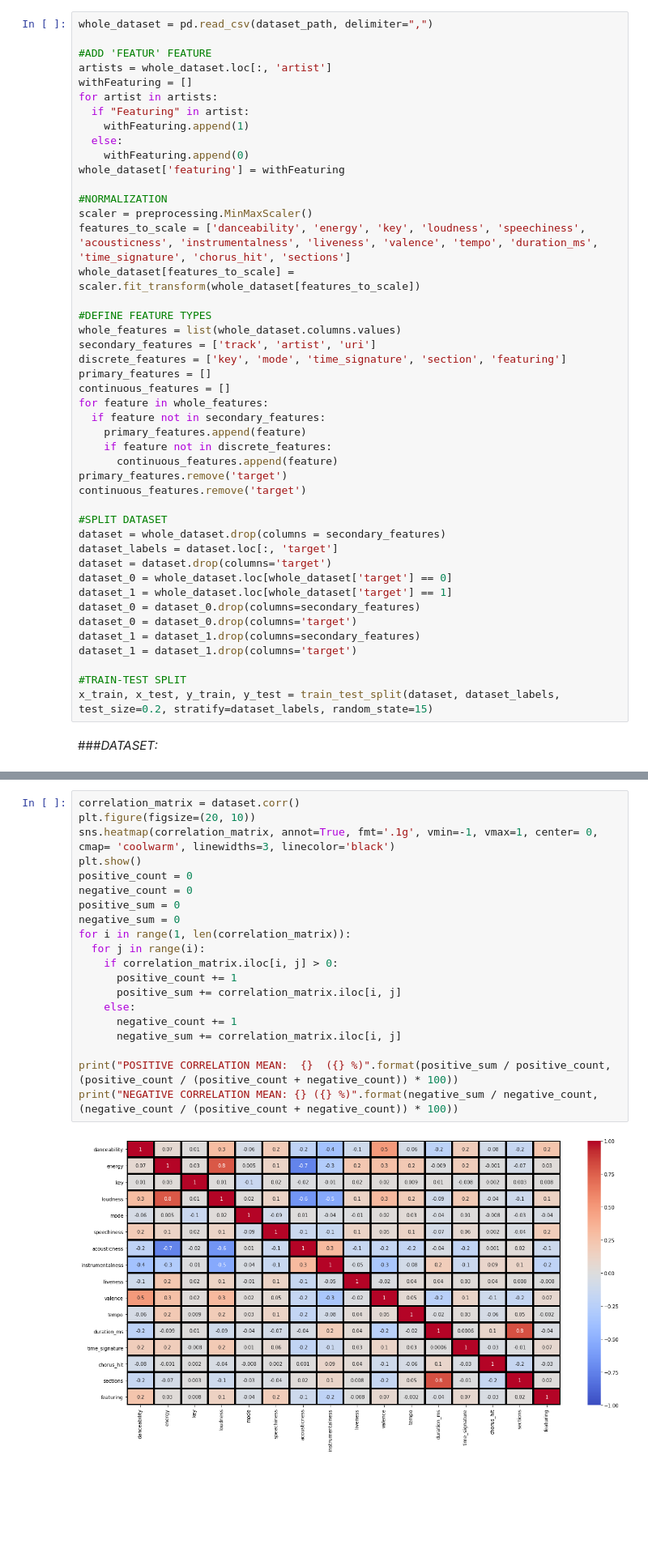
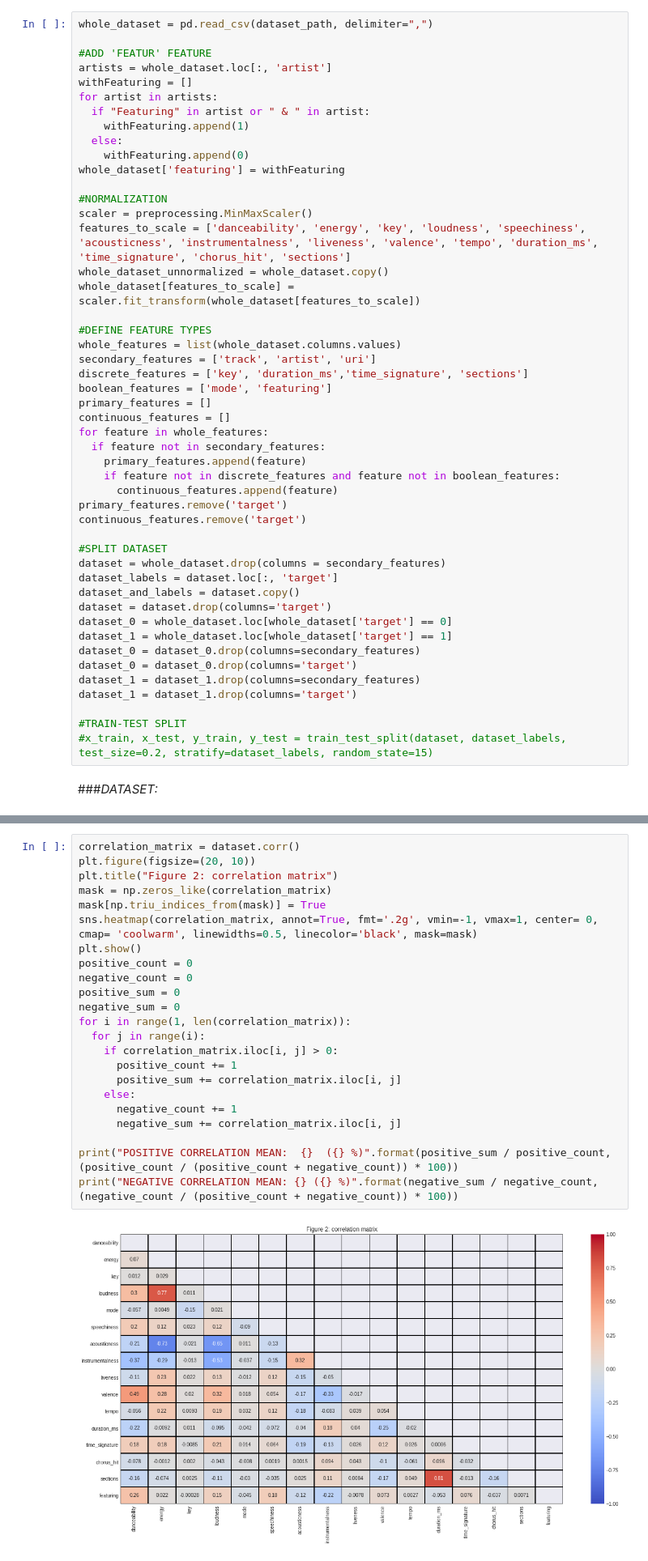
Before and after one commit to MatteoStoisa/DataSpaces_project, a Jupyter notebook: projectDataSpacesMatteoStoisa_the_spotify_hit_predictor_dataset_dataset_of_10s.ipynb, the cells around one changed output, grey strips where cells are left out. Shown at 81% size. Drawn from its saved outputs; the diff is of its cells as text; blank space fills up the shorter version.

```diff
--- a/projectDataSpacesMatteoStoisa_the_spotify_hit_predictor_dataset_dataset_of_10s.ipynb
+++ b/projectDataSpacesMatteoStoisa_the_spotify_hit_predictor_dataset_dataset_of_10s.ipynb
@@ -36,7 +39,7 @@ whole_dataset = pd.read_csv(dataset_path, delimiter=",")
 artists = whole_dataset.loc[:, 'artist']
 withFeaturing = []
 for artist in artists:
-  if "Featuring" in artist:
+  if "Featuring" in artist or " & " in artist:
     withFeaturing.append(1)
   else:
     withFeaturing.append(0)
@@ -45,18 +48,20 @@ whole_dataset['featuring'] = withFeaturing
 #NORMALIZATION
 scaler = preprocessing.MinMaxScaler()
 features_to_scale = ['danceability', 'energy', 'key', 'loudness', 'speechiness', 'acousticness', 'instrumentalness', 'liveness', 'valence', 'tempo', 'duration_ms', 'time_signature', 'chorus_hit', 'sections']
+whole_dataset_unnormalized = whole_dataset.copy()
 whole_dataset[features_to_scale] = scaler.fit_transform(whole_dataset[features_to_scale])
 
 #DEFINE FEATURE TYPES
 whole_features = list(whole_dataset.columns.values)
 secondary_features = ['track', 'artist', 'uri']
-discrete_features = ['key', 'mode', 'time_signature', 'section', 'featuring']
+discrete_features = ['key', 'duration_ms','time_signature', 'sections']
+boolean_features = ['mode', 'featuring']
 primary_features = []
 continuous_features = []
 for feature in whole_features:
   if feature not in secondary_features:
     primary_features.append(feature)
-    if feature not in discrete_features:
+    if feature not in discrete_features and feature not in boolean_features:
       continuous_features.append(feature)
 primary_features.remove('target')
 continuous_features.remove('target')
@@ -64,6 +69,7 @@ continuous_features.remove('target')
 #SPLIT DATASET
 dataset = whole_dataset.drop(columns = secondary_features)
 dataset_labels = dataset.loc[:, 'target']
+dataset_and_labels = dataset.copy()
 dataset = dataset.drop(columns='target')
 dataset_0 = whole_dataset.loc[whole_dataset['target'] == 0]
 dataset_1 = whole_dataset.loc[whole_dataset['target'] == 1]
@@ -73,6 +79,6 @@ dataset_1 = dataset_1.drop(columns=secondary_features)
 dataset_1 = dataset_1.drop(columns='target')
 
 #TRAIN-TEST SPLIT
-x_train, x_test, y_train, y_test = train_test_split(dataset, dataset_labels, test_size=0.2, stratify=dataset_labels, random_state=15)
+#x_train, x_test, y_train, y_test = train_test_split(dataset, dataset_labels, test_size=0.2, stratify=dataset_labels, random_state=15)
 # %% [markdown]
 ###*DATASET:*
@@ -118,22 +132,25 @@ ENTRY EXAMPLE:
 # %%
 correlation_matrix = dataset.corr()
 plt.figure(figsize=(20, 10))
-sns.heatmap(correlation_matrix, annot=True, fmt='.1g', vmin=-1, vmax=1, center= 0, cmap= 'coolwarm', linewidths=3, linecolor='black')
+plt.title("Figure 2: correlation matrix")
+mask = np.zeros_like(correlation_matrix)
+mask[np.triu_indices_from(mask)] = True
+sns.heatmap(correlation_matrix, annot=True, fmt='.2g', vmin=-1, vmax=1, center= 0, cmap= 'coolwarm', linewidths=0.5, linecolor='black', mask=mask)
 plt.show()
 positive_count = 0
 negative_count = 0
 positive_sum = 0
 negative_sum = 0
 for i in range(1, len(correlation_matrix)):
   for j in range(i):
     if correlation_matrix.iloc[i, j] > 0:
       positive_count += 1
       positive_sum += correlation_matrix.iloc[i, j]
     else:
       negative_count += 1
       negative_sum += correlation_matrix.iloc[i, j]
 
 print("POSITIVE CORRELATION MEAN:  {}  ({} %)".format(positive_sum / positive_count, (positive_count / (positive_count + negative_count)) * 100))
 print("NEGATIVE CORRELATION MEAN: {} ({} %)".format(negative_sum / negative_count, (negative_count / (positive_count + negative_count)) * 100))
 # %% [output]
-[figure, old version]
+[figure, new version]
```
Also changed, not shown: parts of 19 cells of this notebook.
